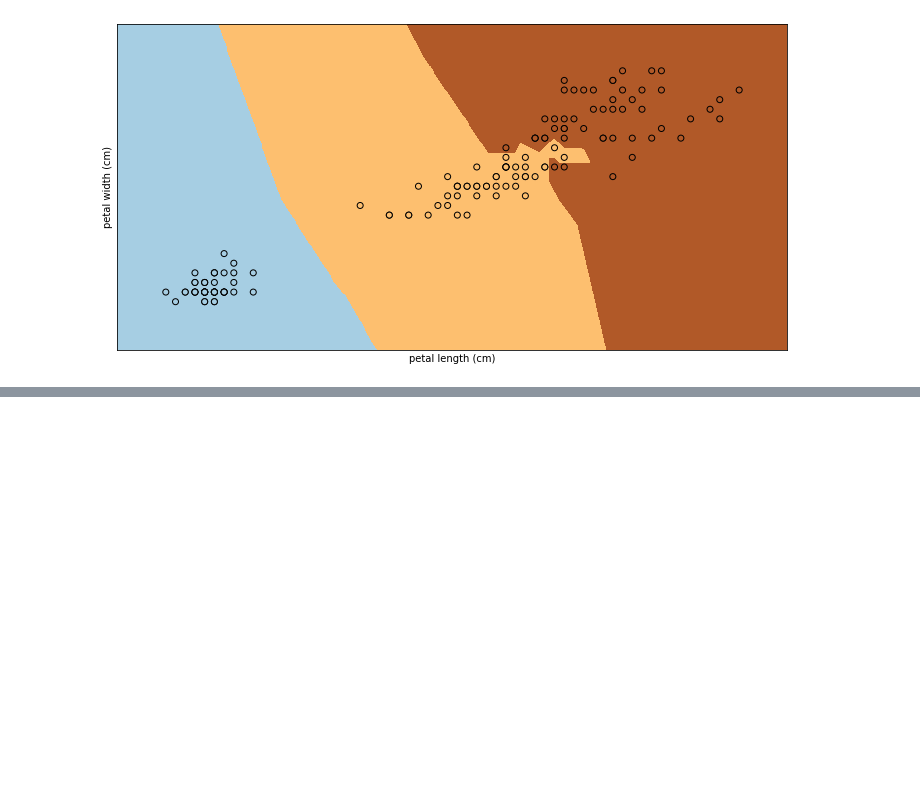
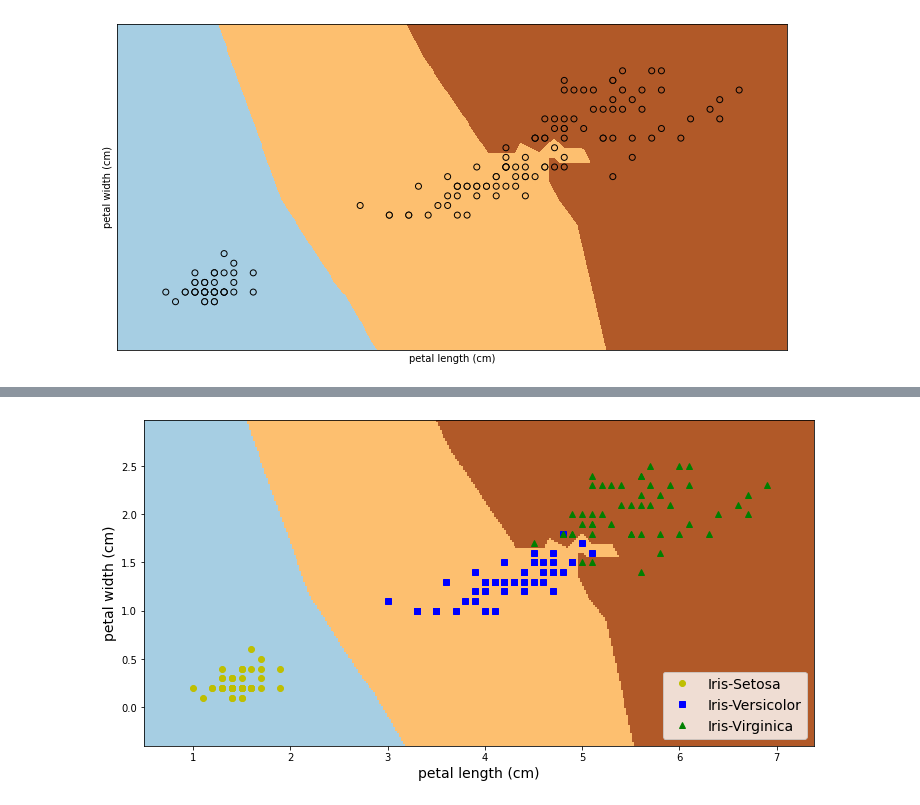
Before and after one commit to Santanukolkata/Data_Science, a Jupyter notebook: Decision_Region/Decesion_boundaries.ipynb, the cells around one changed output, grey strips where cells are left out. Drawn from its saved outputs; the diff is of its cells as text; code cells hidden in the pictures; blank space fills up the shorter version.

```diff
--- a/Decision_Region/Decesion_boundaries.ipynb
+++ b/Decision_Region/Decesion_boundaries.ipynb
@@ -102,0 +130,4 @@ plt.yticks(())
+# %%
+plot_decision_boundary(knn, X, Y,X_NAMES)
+# %% [output]
+[figure, added]
```
Also changed, not shown: parts of 7 cells of this notebook.
